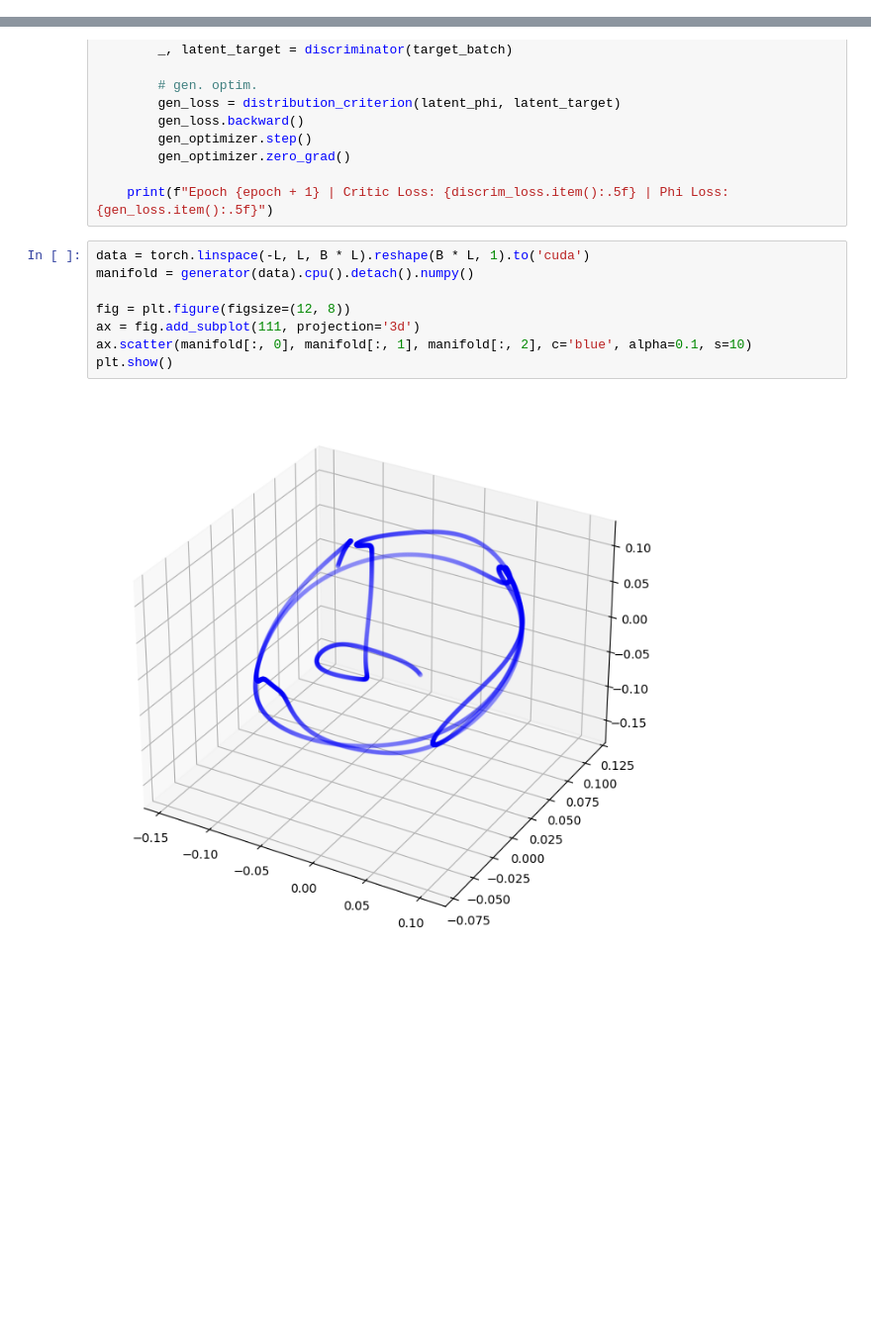
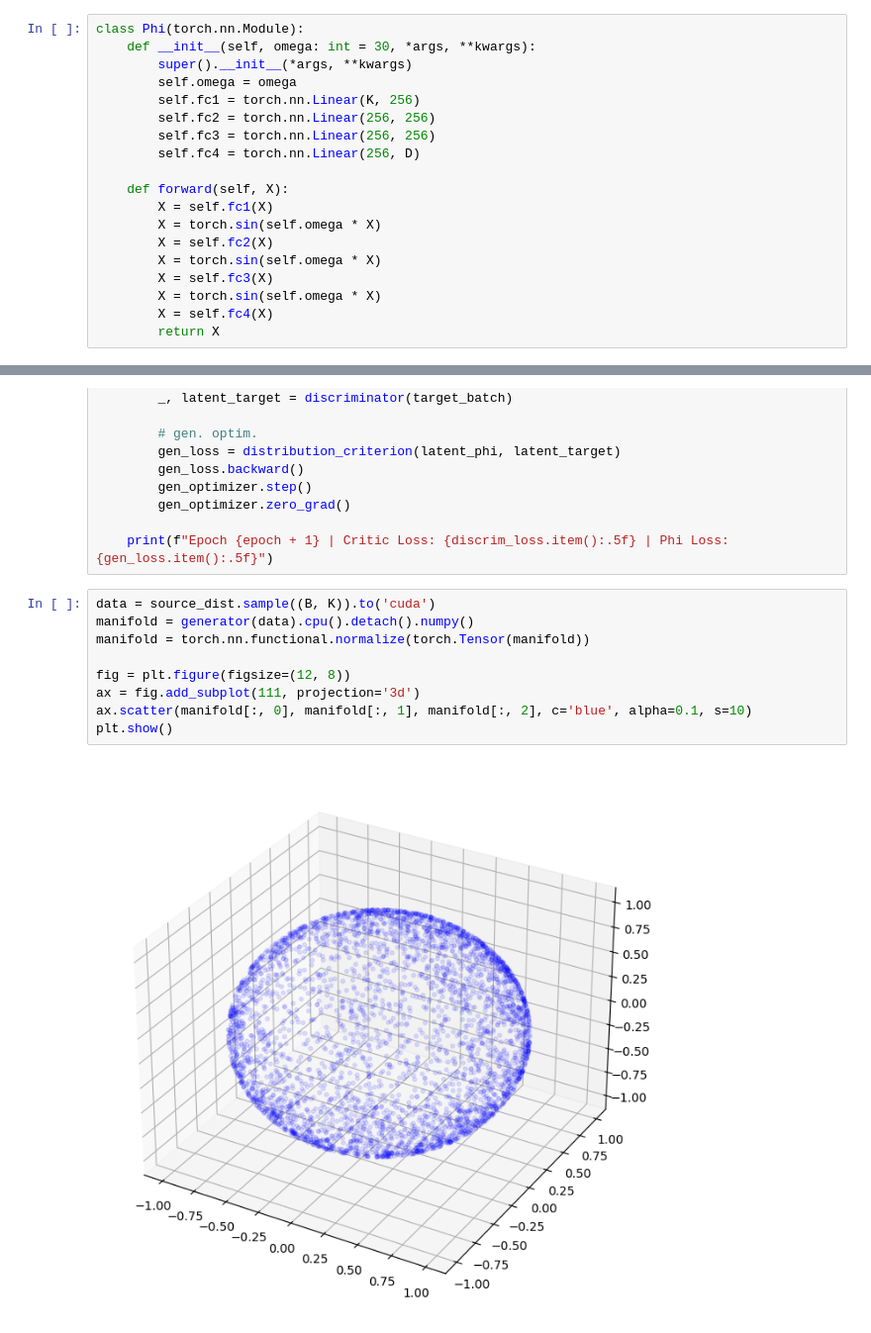
Before and after one commit to Parxd/coin-mcnc, a Jupyter notebook: notebooks/explore_mcnc.ipynb, the cells around one changed output, grey strips where cells are left out. Shown at 99% size. Cells and saved outputs as stored; diff of their text form; blank space fills up the shorter version.

```diff
--- a/notebooks/explore_mcnc.ipynb
+++ b/notebooks/explore_mcnc.ipynb
@@ -230,6 +213,25 @@ $$\min_{\theta'} \mathbb{E}[-\log(f'_{\theta'}(\mathcal{D}))] + \mathbb{E}[-\log
 # %%
 D_ITERATIONS = 3
 G_ITERATIONS = 1
+# %%
+class Phi(torch.nn.Module):
+    def __init__(self, omega: int = 30, *args, **kwargs):
+        super().__init__(*args, **kwargs)
+        self.omega = omega
+        self.fc1 = torch.nn.Linear(K, 256)
+        self.fc2 = torch.nn.Linear(256, 256)
+        self.fc3 = torch.nn.Linear(256, 256)
+        self.fc4 = torch.nn.Linear(256, D)
+
+    def forward(self, X):
+        X = self.fc1(X)
+        X = torch.sin(self.omega * X)
+        X = self.fc2(X)
+        X = torch.sin(self.omega * X)
+        X = self.fc3(X)
+        X = torch.sin(self.omega * X)
+        X = self.fc4(X)
+        return X
 # %%
 class Discriminator(torch.nn.Module):
     def __init__(self,
@@ -302,12 +309,13 @@ for epoch in range(EPOCHS):
 
     print(f"Epoch {epoch + 1} | Critic Loss: {discrim_loss.item():.5f} | Phi Loss: {gen_loss.item():.5f}")
 # %%
-data = torch.linspace(-L, L, B * L).reshape(B * L, 1).to('cuda')
+data = source_dist.sample((B, K)).to('cuda')
 manifold = generator(data).cpu().detach().numpy()
+manifold = torch.nn.functional.normalize(torch.Tensor(manifold))
 
 fig = plt.figure(figsize=(12, 8))
 ax = fig.add_subplot(111, projection='3d')
 ax.scatter(manifold[:, 0], manifold[:, 1], manifold[:, 2], c='blue', alpha=0.1, s=10)
 plt.show()
 # %% [output]
-[figure, old version]
+[figure, new version]
```
Also changed, not shown: parts of 8 cells of this notebook, 2 other files.
